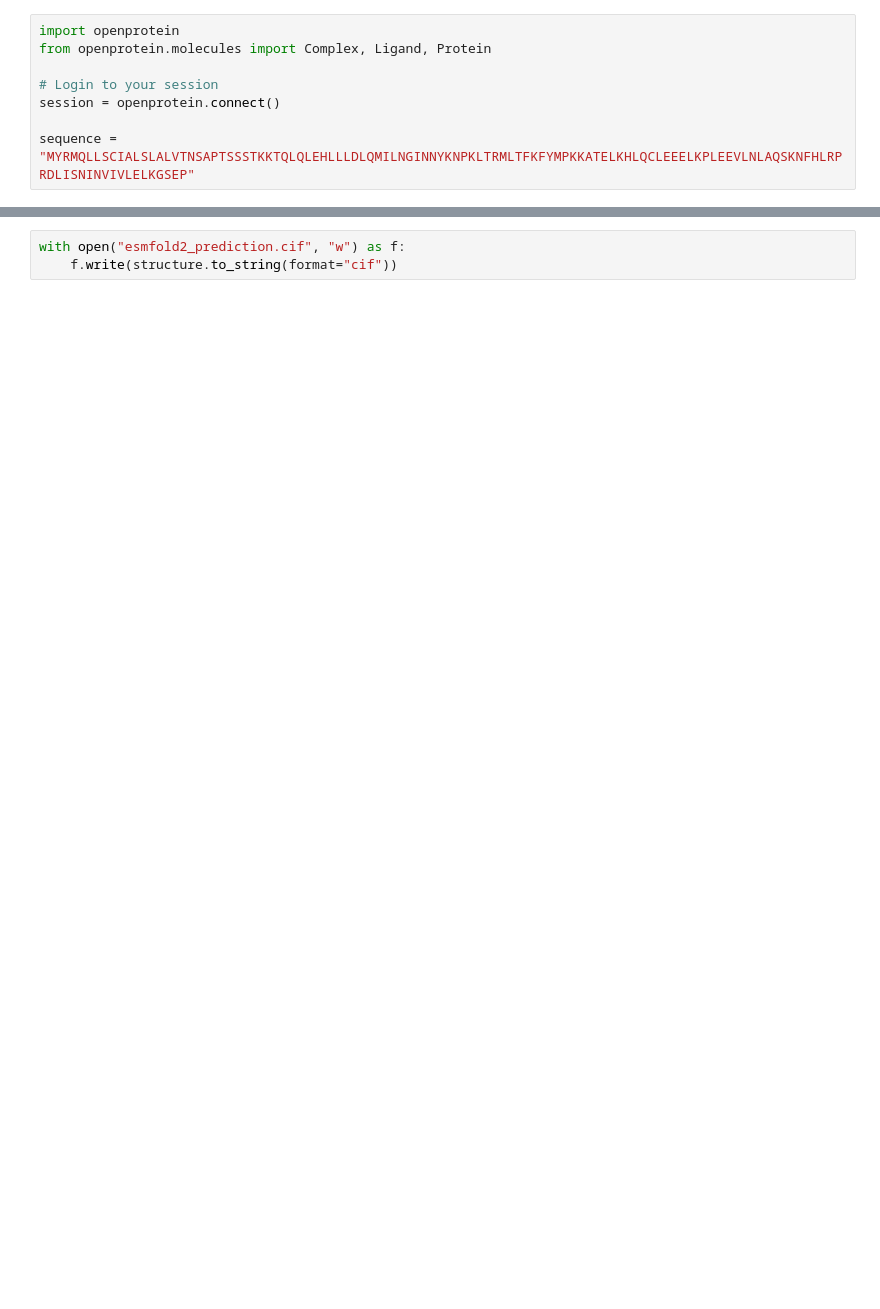
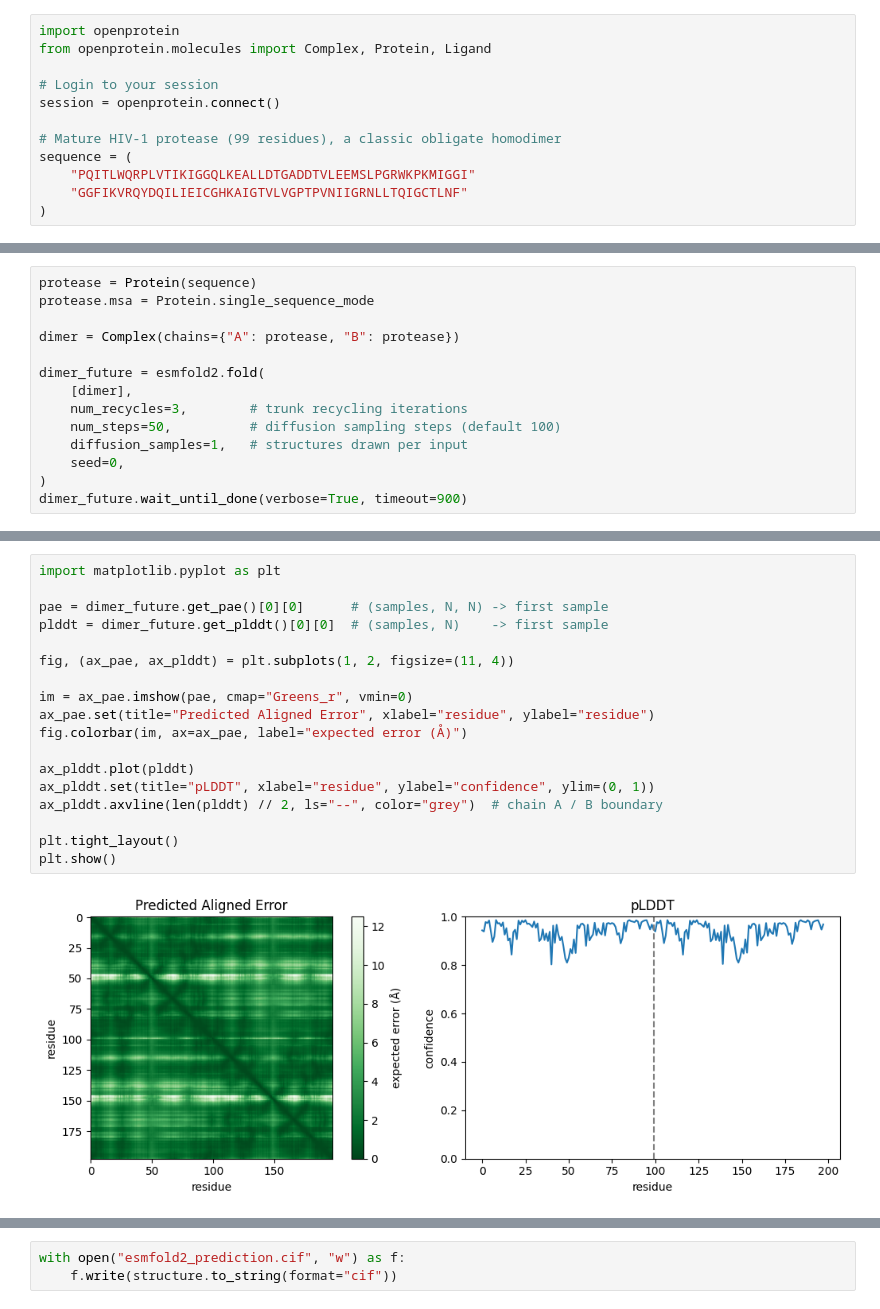
Before and after one commit to OpenProteinAI/openprotein-docs, a Jupyter notebook: source/python-api/structure-prediction/Using_ESMFold2.ipynb, the cells around one changed output, grey strips where cells are left out. Cells and saved outputs as stored; diff of their text form; blank space fills up the shorter version.

```diff
--- a/source/python-api/structure-prediction/Using_ESMFold2.ipynb
+++ b/source/python-api/structure-prediction/Using_ESMFold2.ipynb
@@ -34,11 +35,15 @@ example here is a two-chain complex built from Interleukin-2:
 # %%
 import openprotein
-from openprotein.molecules import Complex, Ligand, Protein
+from openprotein.molecules import Complex, Protein, Ligand
 
 # Login to your session
 session = openprotein.connect()
 
-sequence = "MYRMQLLSCIALSLALVTNSAPTSSSTKKTQLQLEHLLLDLQMILNGINNYKNPKLTRMLTFKFYMPKKATELKHLQCLEEELKPLEEVLNLAQSKNFHLRPRDLISNINVIVLELKGSEP"
+# Mature HIV-1 protease (99 residues), a classic obligate homodimer
+sequence = (
+    "PQITLWQRPLVTIKIGGQLKEALLDTGADDTVLEEMSLPGRWKPKMIGGI"
+    "GGFIKVRQYDQILIEICGHKAIGTVLVGPTPVNIIGRNLLTQIGCTLNF"
+)
 # %% [markdown]
 ## Getting the model
 
@@ -266,0 +94,14 @@ predictor such as [AlphaFold2](./Using_AlphaFold2.ipynb),
+# %%
+protease = Protein(sequence)
+protease.msa = Protein.single_sequence_mode
+
+dimer = Complex(chains={"A": protease, "B": protease})
+
+dimer_future = esmfold2.fold(
+    [dimer],
+    num_recycles=3,        # trunk recycling iterations
+    num_steps=50,          # diffusion sampling steps (default 100)
+    diffusion_samples=1,   # structures drawn per input
+    seed=0,
+)
+dimer_future.wait_until_done(verbose=True, timeout=900)
@@ -266,0 +237,20 @@ predictor such as [AlphaFold2](./Using_AlphaFold2.ipynb),
+# %%
+import matplotlib.pyplot as plt
+
+pae = dimer_future.get_pae()[0][0]      # (samples, N, N) -> first sample
+plddt = dimer_future.get_plddt()[0][0]  # (samples, N)    -> first sample
+
+fig, (ax_pae, ax_plddt) = plt.subplots(1, 2, figsize=(11, 4))
+
+im = ax_pae.imshow(pae, cmap="Greens_r", vmin=0)
+ax_pae.set(title="Predicted Aligned Error", xlabel="residue", ylabel="residue")
+fig.colorbar(im, ax=ax_pae, label="expected error (Å)")
+
+ax_plddt.plot(plddt)
+ax_plddt.set(title="pLDDT", xlabel="residue", ylabel="confidence", ylim=(0, 1))
+ax_plddt.axvline(len(plddt) // 2, ls="--", color="grey")  # chain A / B boundary
+
+plt.tight_layout()
+plt.show()
+# %% [output]
+[figure, added]
```
Also changed, not shown: parts of 44 cells of this notebook.
